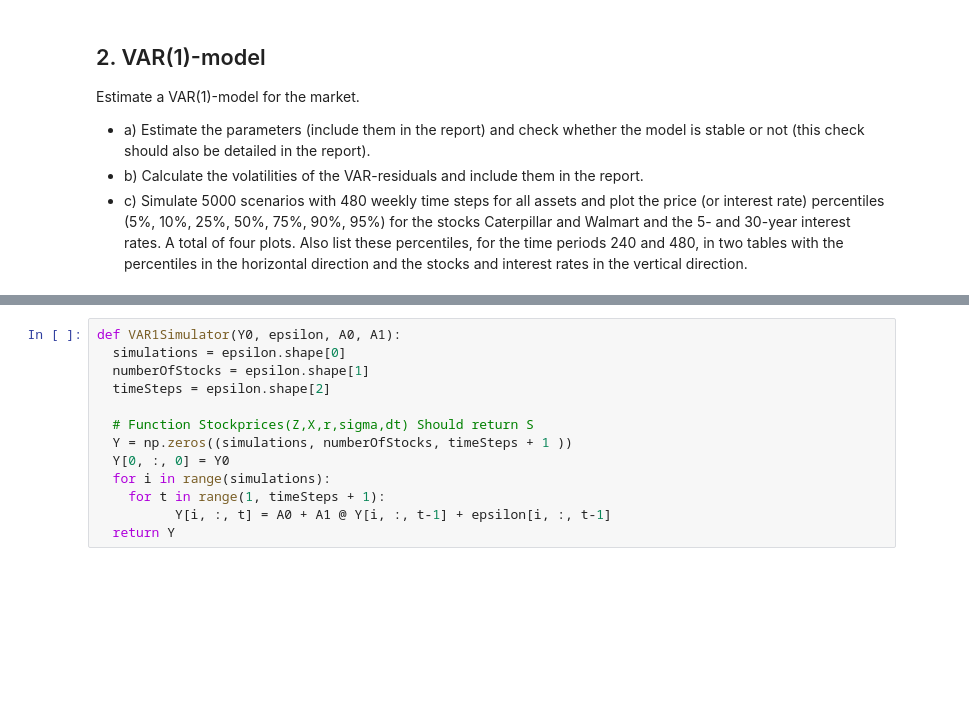
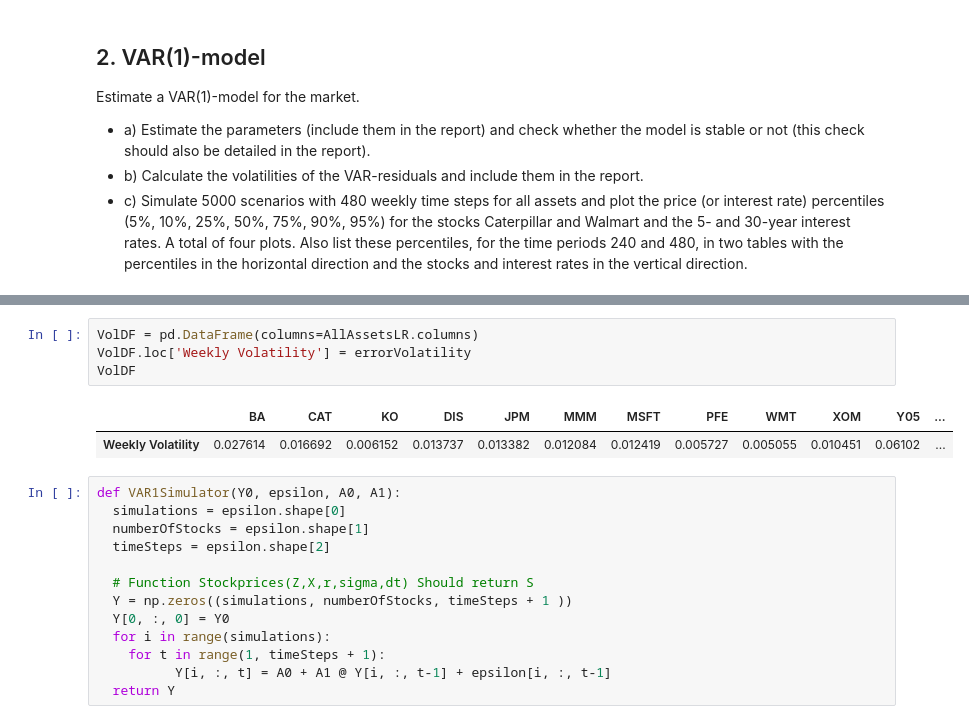
Before and after one commit to JohanHerbert/Lab2_ERM, a Jupyter notebook: Lab2_notebook.ipynb, the cells around one changed output, grey strips where cells are left out. Cells and saved outputs as stored; diff of their text form; blank space fills up the shorter version.

```diff
--- a/Lab2_notebook.ipynb
+++ b/Lab2_notebook.ipynb
@@ -118,3 +131,10 @@ errorVolatility = np.std(error, axis=0)
+# %%
+VolDF = pd.DataFrame(columns=AllAssetsLR.columns)
+VolDF.loc['Weekly Volatility'] = errorVolatility
+VolDF
+# %% [output]
+|  | BA | CAT | KO | DIS | JPM | MMM | MSFT | PFE | WMT | XOM | Y05 | ... |
+| Weekly Volatility | 0.027614 | 0.016692 | 0.006152 | 0.013737 | 0.013382 | 0.012084 | 0.012419 | 0.005727 | 0.005055 | 0.010451 | 0.06102 | ... |
 # %%
 def VAR1Simulator(Y0, epsilon, A0, A1):
   simulations = epsilon.shape[0]
```
Also changed, not shown: parts of 2 cells of this notebook.
